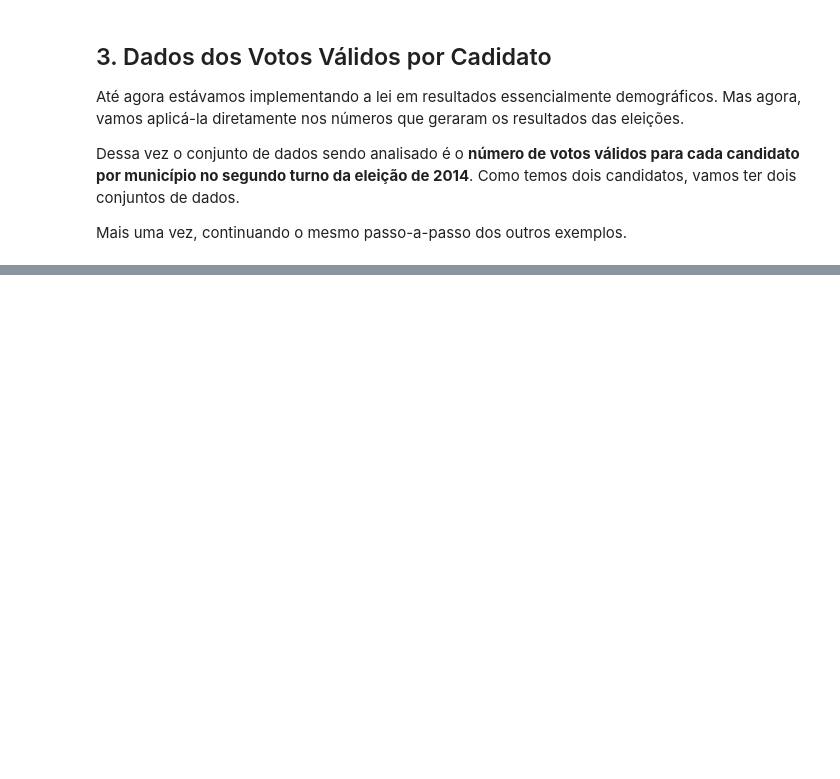
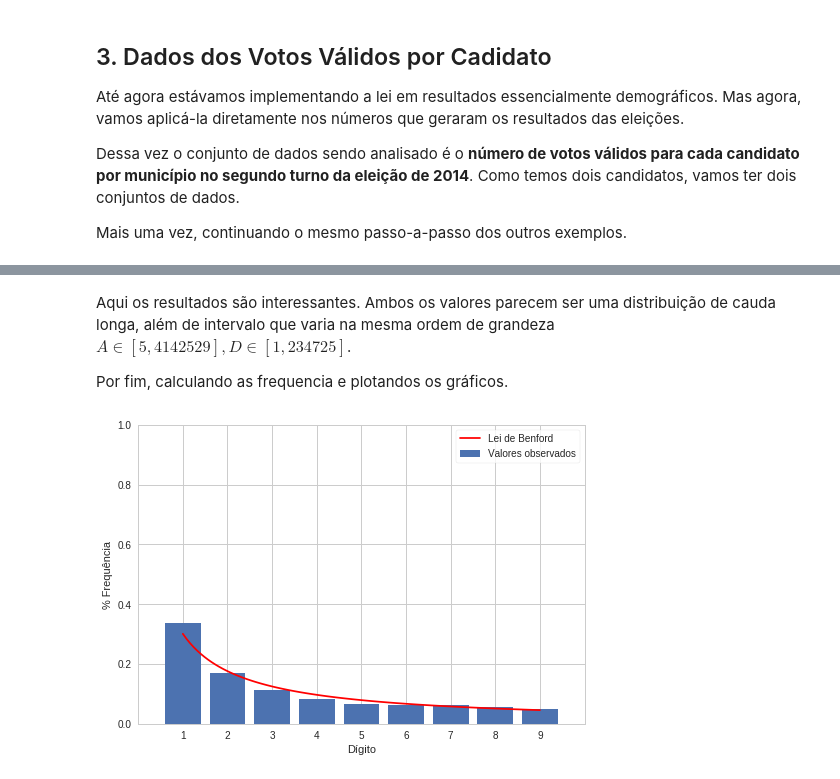
Before and after one commit to Fernandohf/Benford-s-Law, a Jupyter notebook: Lei de Bendford.ipynb, the cells around one changed output, grey strips where cells are left out. Saved outputs shown, nothing was run; the diff lists cells and outputs as text; code cells hidden in the pictures; blank space fills up the shorter version.

```diff
--- a/Lei de Bendford.ipynb
+++ b/Lei de Bendford.ipynb
@@ -215,27 +227,27 @@ display(first_digit_freq)
 # %% [markdown]
 Hmm.. Esses resultados parecem bem próximos dos previstos na Lei de Benford, **vamos plotar os gráficos**.
 # %%
-import matplotlib.pyplot as plt
 import numpy as np
 
-def result_vs_benford(df, col):
-    # Plot dos valores observados
-    x_o = df.index.values.astype(int)
-    y_o = df[col].values
-    plt.bar(x_o, y_o, label="Valores observados")
+def result_vs_benford(df, col, ax=None):
+    with sns.axes_style("whitegrid"):
+      f, ax = plt.subplots()
+      # Plot dos valores observados
+      x_o = df.index.values.astype(int)
+      y_o = df[col].values
+      ax.bar(x_o, y_o, label="Valores observados")
 
-    # Plot da Lei de Bendford
-    x = np.linspace(1, 9, 100)
-    y = np.log10(1 + (1/x))
-    plt.plot(x, y, label = "Lei de Benford", c='r')
+      # Plot da Lei de Bendford
+      x = np.linspace(1, 9, 100)
+      y = np.log10(1 + (1/x))
+      ax.plot(x, y, label = "Lei de Benford", c='r')
 
-    ax = plt.gca()
-    ax.set_xlabel("Dígito")
-    ax.set_ylabel("% Frequência")
-    ax.set_xticks(x_o)
-    ax.set_ylim((0, 1))
-    ax.set_xlim((0, 10))
-    ax.legend(frameon=True)
+      ax.set_xlabel("Dígito")
+      ax.set_ylabel("% Frequência")
+      ax.set_xticks(x_o)
+      ax.set_ylim((0, 1))
+      ax.set_xlim((0, 10))
+      ax.legend(frameon=True)
 
 result_vs_benford(first_digit_freq, "Porcentagem")
 # %% [output]
@@ -408,0 +510,11 @@ None
+# %% [markdown]
+Aqui os resultados são interessantes. Ambos os valores parecem ser uma distribuição de cauda longa, além de intervalo que varia na mesma ordem de grandeza $A\in[5, 4142529], D\in[1, 234725]$.
+
+Por fim, calculando as frequencia e plotandos os gráficos.
+# %%
+# Aécio
+first_digit_freq_3 = fd_freq(aecio, col3)
+
+result_vs_benford(first_digit_freq_3, "Porcentagem")
+# %% [output]
+[figure, added]
```
Also changed, not shown: parts of 11 cells of this notebook.
